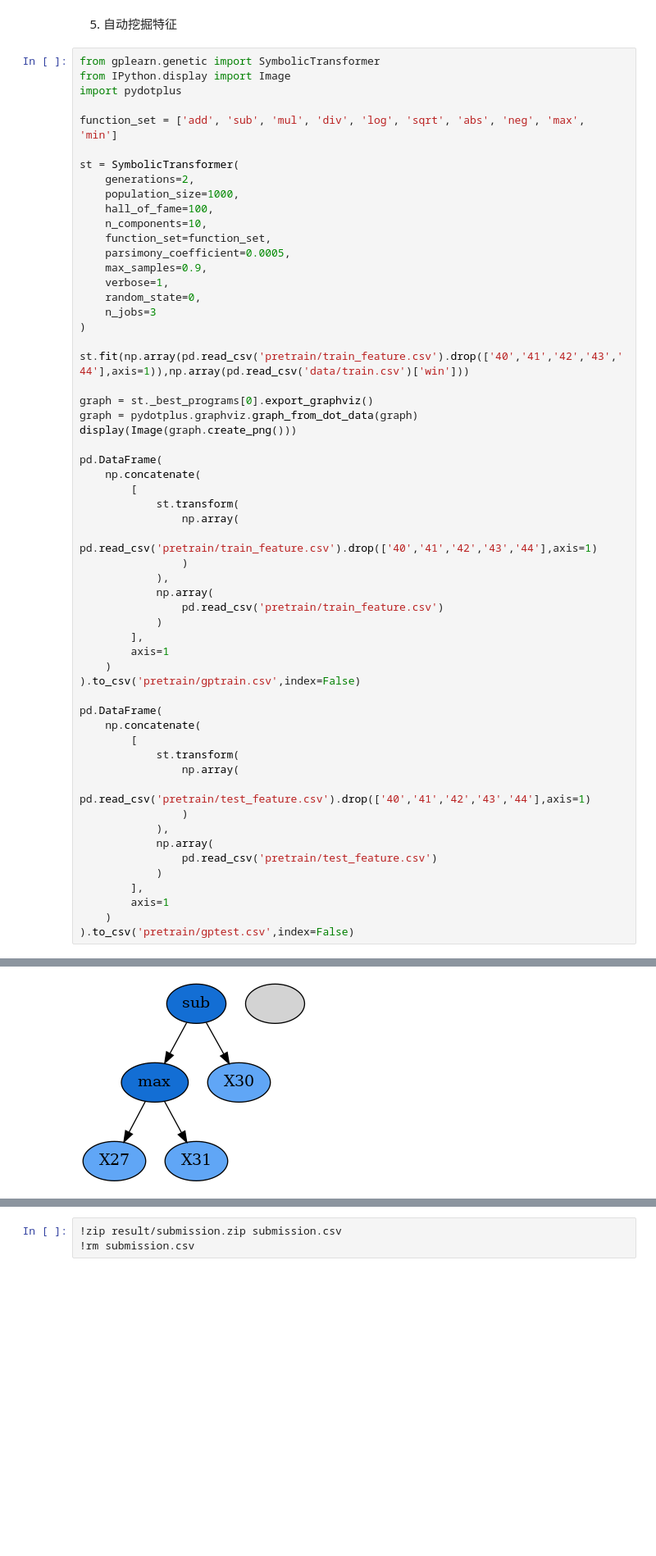
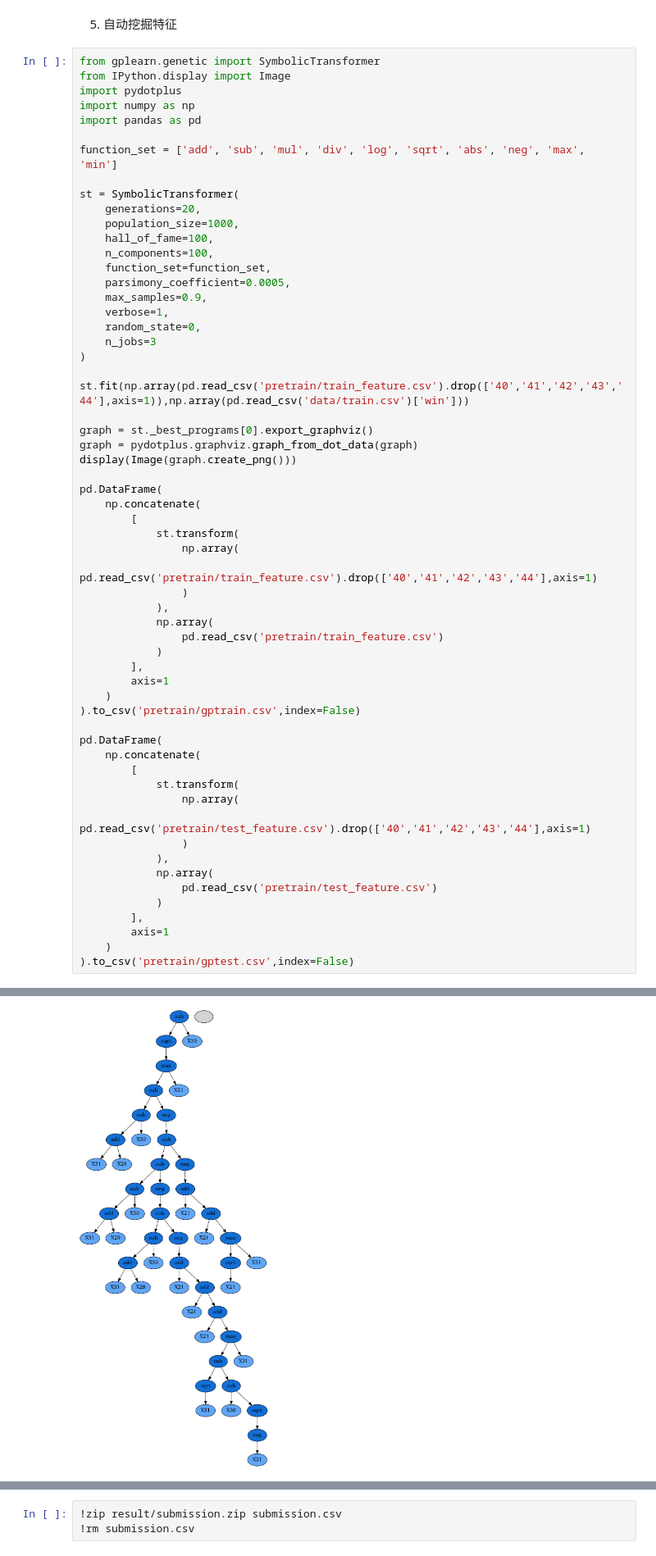
Before and after one commit to ZhangzrJerry/paddle-lolmp, a Jupyter notebook: main.ipynb, the cells around one changed output, grey strips where cells are left out. Shown: that part at 82% size. Cells and saved outputs as stored; diff of their text form; blank space fills up the shorter version.

```diff
--- a/main.ipynb
+++ b/main.ipynb
@@ -213,14 +213,16 @@ pd.DataFrame(feature[180000:]).to_csv('pretrain/test_feature.csv',index=False)
 from gplearn.genetic import SymbolicTransformer
 from IPython.display import Image
 import pydotplus
+import numpy as np
+import pandas as pd
 
 function_set = ['add', 'sub', 'mul', 'div', 'log', 'sqrt', 'abs', 'neg', 'max', 'min']
 
 st = SymbolicTransformer(
-    generations=2,
+    generations=20,
     population_size=1000,
     hall_of_fame=100,
-    n_components=10,
+    n_components=100,
     function_set=function_set,
     parsimony_coefficient=0.0005,
     max_samples=0.9,
@@ -275,2 +289,2 @@ pd.DataFrame(
-[figure, old version]
+[figure, new version]
 # %% [markdown]
```
Also changed, not shown: parts of 9 cells of this notebook.
